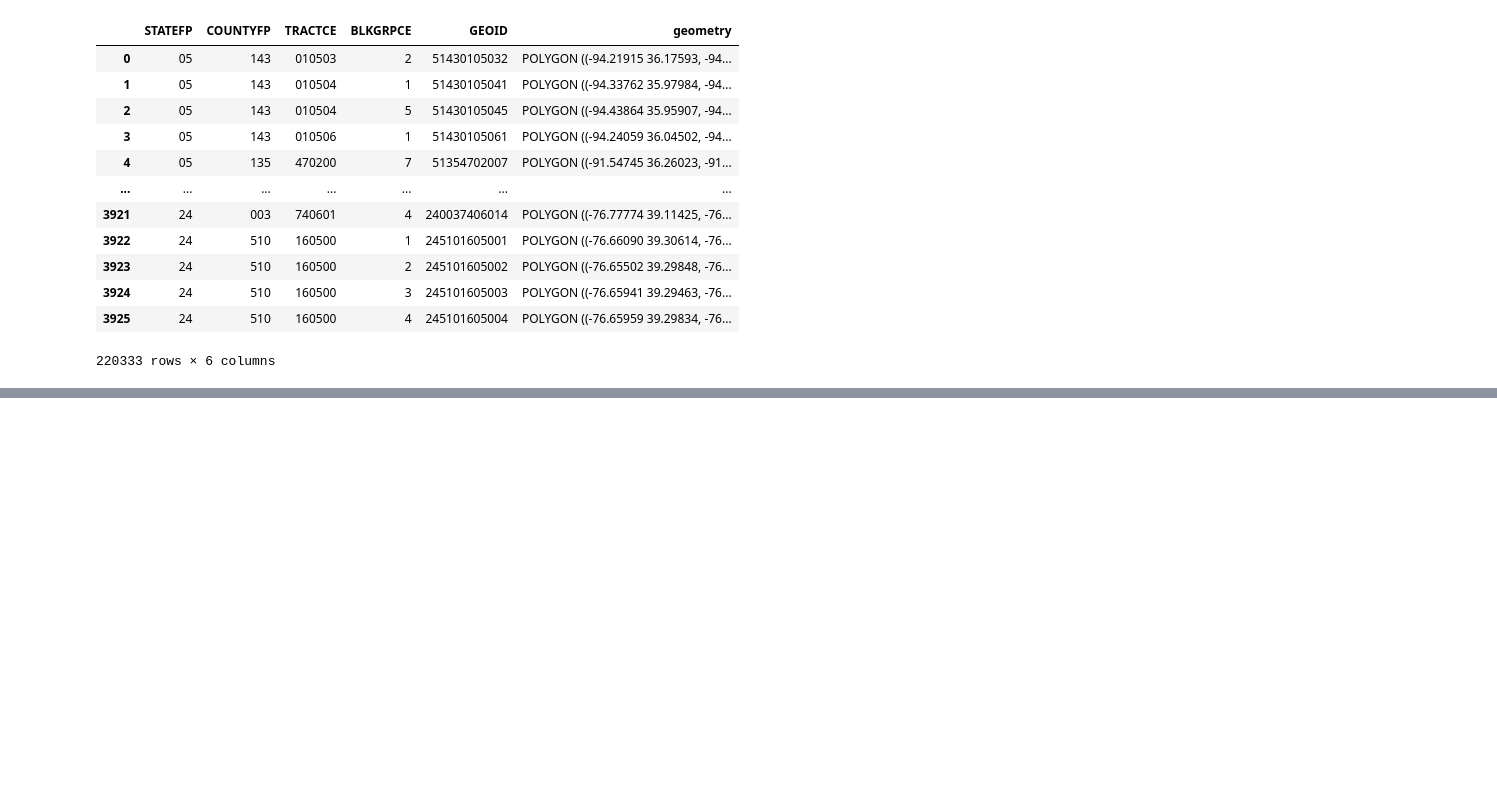
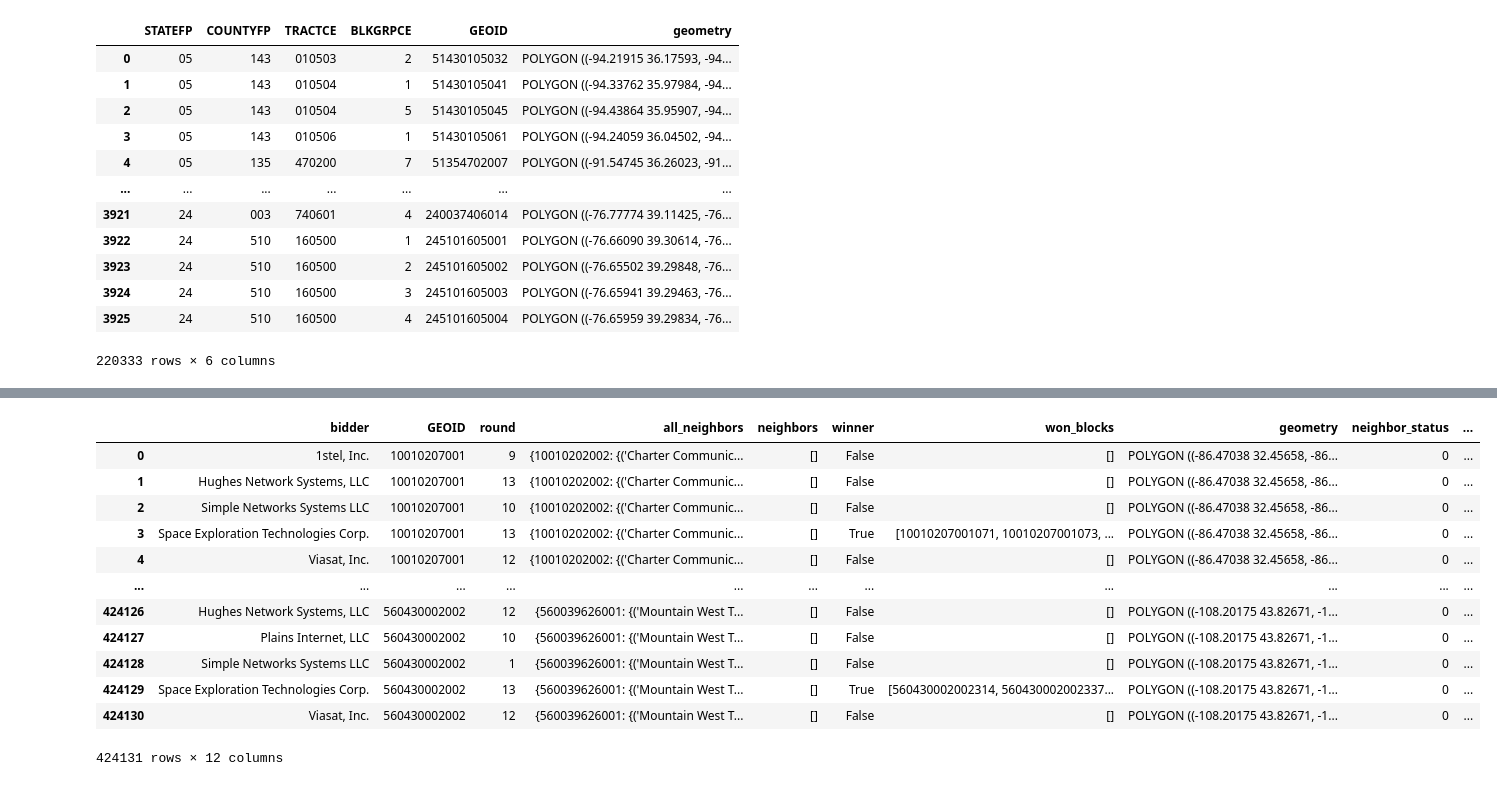
Before and after one commit to PrathamSoni/FCC904, a Jupyter notebook: neighbors.ipynb, the cells around one changed output, grey strips where cells are left out. Saved outputs shown, nothing was run; the diff lists cells and outputs as text; code cells hidden in the pictures; blank space fills up the shorter version.

```diff
--- a/neighbors.ipynb
+++ b/neighbors.ipynb
@@ -597,0 +325,38 @@ winners.bidder.unique()
+# %%
+def neighbor_status(census_id, neighbors):
+    neighbors_set = set(neighbors)
+    if len(neighbors_set)==0:
+        return 0
+    elif census_id in neighbors:
+        return 2
+    else:
+        return 1
+# %%
+processed_bid_table["neighbor_status"] = processed_bid_table.apply(lambda x: neighbor_status(x.GEOID, x.neighbors), axis=1)
+# %%
+processed_bid_table["num_blocks_won"] = processed_bid_table.won_blocks.apply(len)
+processed_bid_table["neighbor_bgs"] = processed_bid_table.neighbors.apply(len)
+processed_bid_table["all_neighbor_bgs"] = processed_bid_table.all_neighbors.apply(len)
+agg = processed_bid_table.groupby("bidder").agg({"GEOID":len, "round":"mean", "num_blocks_won":sum,"neighbor_bgs":"mean","all_neighbor_bgs":"mean", "winner":sum})
+agg = agg.rename(columns={'GEOID': 'num bids', 'round': 'average final round number', 'num_blocks_won': 'total blocks won', 'neighbor_bgs': 'average neighbors per bid', 'all_neighbor_bgs': 'average any neighbors per bid', "winner":"num wins"}).reset_index()
+existing = processed_bid_table.loc[processed_bid_table.neighbor_status == 2].groupby("bidder").agg({"GEOID":len, "round":"mean", "num_blocks_won":sum,"neighbor_bgs":"mean","all_neighbor_bgs":"mean", "winner":sum})
+existing = existing.rename(columns={'GEOID': 'existing bg bids', 'round': 'existing average final round number', 'num_blocks_won': 'existing blocks won', 'neighbor_bgs': 'existing average neighbors per bid', 'all_neighbor_bgs': 'existing average any neighbors per bid', "winner":"existing num wins"}).reset_index()
+wild_tract = processed_bid_table.loc[processed_bid_table.neighbor_status == 0].groupby("bidder").agg({"GEOID":len, "round":"mean", "num_blocks_won":sum,"neighbor_bgs":"mean","all_neighbor_bgs":"mean", "winner":sum})
+wild_tract = wild_tract.rename(columns={'GEOID': 'wild tract bg bids', 'round': 'wild tract average final round number', 'num_blocks_won': 'wild tract blocks won', 'neighbor_bgs': 'wild tract average neighbors per bid', 'all_neighbor_bgs': 'wild tract average any neighbors per bid', "winner":"wild tract num wins"}).reset_index()
+neighbor = processed_bid_table.loc[processed_bid_table.neighbor_status == 1].groupby("bidder").agg({"GEOID":len, "round":"mean", "num_blocks_won":sum,"neighbor_bgs":"mean","all_neighbor_bgs":"mean", "winner":sum})
+neighbor = neighbor.rename(columns={'GEOID': 'neighbor bg bids', 'round': 'neighbor average final round number', 'num_blocks_won': 'neighbor blocks won', 'neighbor_bgs': 'neighbor neighbors per bid', 'all_neighbor_bgs': 'neighbor any neighbors per bid', "winner":"neighbor num wins"}).reset_index()
+winner = processed_bid_table.loc[processed_bid_table.winner]
+winner_agg = winner.groupby("bidder").agg({"round":"mean","neighbor_bgs":"mean","all_neighbor_bgs":"mean"})
+winner_agg = winner_agg.rename(columns={'round': 'winner average final round number', 'neighbor_bgs': 'winner average neighbors per bid', 'all_neighbor_bgs': 'winner average any neighbors per bid'}).reset_index()
+winner_existing = winner.loc[winner.neighbor_status == 2].groupby("bidder").agg({"round":"mean", "neighbor_bgs":"mean","all_neighbor_bgs":"mean"})
+winner_existing = winner_existing.rename(columns={'round': 'existing winner average final round number', 'neighbor_bgs': 'existing winner average neighbors per bid', 'all_neighbor_bgs': 'existing winner average any neighbors per bid'}).reset_index()
+winner_wild_tract = winner.loc[winner.neighbor_status == 0].groupby("bidder").agg({"round":"mean", "neighbor_bgs":"mean","all_neighbor_bgs":"mean"})
+winner_wild_tract = winner_wild_tract.rename(columns={'round': 'wild tract winner average final round number', 'neighbor_bgs': 'wild tract winner average neighbors per bid', 'all_neighbor_bgs': 'wild tract winner average any neighbors per bid'}).reset_index()
+winner_neighbor = winner.loc[winner.neighbor_status == 1].groupby("bidder").agg({"round":"mean","neighbor_bgs":"mean","all_neighbor_bgs":"mean"})
+winner_neighbor = winner_neighbor.rename(columns={'round': 'neighbor winner average final round number', 'neighbor_bgs': 'neighbor winner neighbors per bid', 'all_neighbor_bgs': 'neighbor winner any neighbors per bid'}).reset_index()
+
+final = winner_neighbor.merge(winner_wild_tract, how="outer").merge(winner_existing, how="outer").merge(winner_agg, how="outer").merge(neighbor, how="outer").merge(wild_tract, how="outer").merge(existing, how="outer").merge(agg, how="outer")
+final = final.fillna(0)
+final["wins/bid"] = final["num wins"]/final["num bids"]
+final["blocks/win"] = final["total blocks won"]/final["num wins"]
+final = final.fillna(0)
@@ -597,0 +379,16 @@ winners.bidder.unique()
+# %%
+processed_bid_table
+# %% [output]
+|  | bidder | GEOID | round | all_neighbors | neighbors | winner | won_blocks | geometry | neighbor_status | ... |
+| 0 | 1stel, Inc. | 10010207001 | 9 | {10010202002: {('Charter Communic... | [] | False | [] | POLYGON ((-86.47038 32.45658, -86... | 0 | ... |
+| 1 | Hughes Network Systems, LLC | 10010207001 | 13 | {10010202002: {('Charter Communic... | [] | False | [] | POLYGON ((-86.47038 32.45658, -86... | 0 | ... |
+| 2 | Simple Networks Systems LLC | 10010207001 | 10 | {10010202002: {('Charter Communic... | [] | False | [] | POLYGON ((-86.47038 32.45658, -86... | 0 | ... |
+| 3 | Space Exploration Technologies Corp. | 10010207001 | 13 | {10010202002: {('Charter Communic... | [] | True | [10010207001071, 10010207001073, ... | POLYGON ((-86.47038 32.45658, -86... | 0 | ... |
+| 4 | Viasat, Inc. | 10010207001 | 12 | {10010202002: {('Charter Communic... | [] | False | [] | POLYGON ((-86.47038 32.45658, -86... | 0 | ... |
+| ... | ... | ... | ... | ... | ... | ... | ... | ... | ... | ... |
+| 424126 | Hughes Network Systems, LLC | 560430002002 | 12 | {560039626001: {('Mountain West T... | [] | False | [] | POLYGON ((-108.20175 43.82671, -1... | 0 | ... |
+| 424127 | Plains Internet, LLC | 560430002002 | 10 | {560039626001: {('Mountain West T... | [] | False | [] | POLYGON ((-108.20175 43.82671, -1... | 0 | ... |
+| 424128 | Simple Networks Systems LLC | 560430002002 | 1 | {560039626001: {('Mountain West T... | [] | False | [] | POLYGON ((-108.20175 43.82671, -1... | 0 | ... |
+| 424129 | Space Exploration Technologies Corp. | 560430002002 | 13 | {560039626001: {('Mountain West T... | [] | True | [560430002002314, 560430002002337... | POLYGON ((-108.20175 43.82671, -1... | 0 | ... |
+| 424130 | Viasat, Inc. | 560430002002 | 12 | {560039626001: {('Mountain West T... | [] | False | [] | POLYGON ((-108.20175 43.82671, -1... | 0 | ... |
+424131 rows × 12 columns
```
Also changed, not shown: parts of 22 cells of this notebook, 6 other files.
